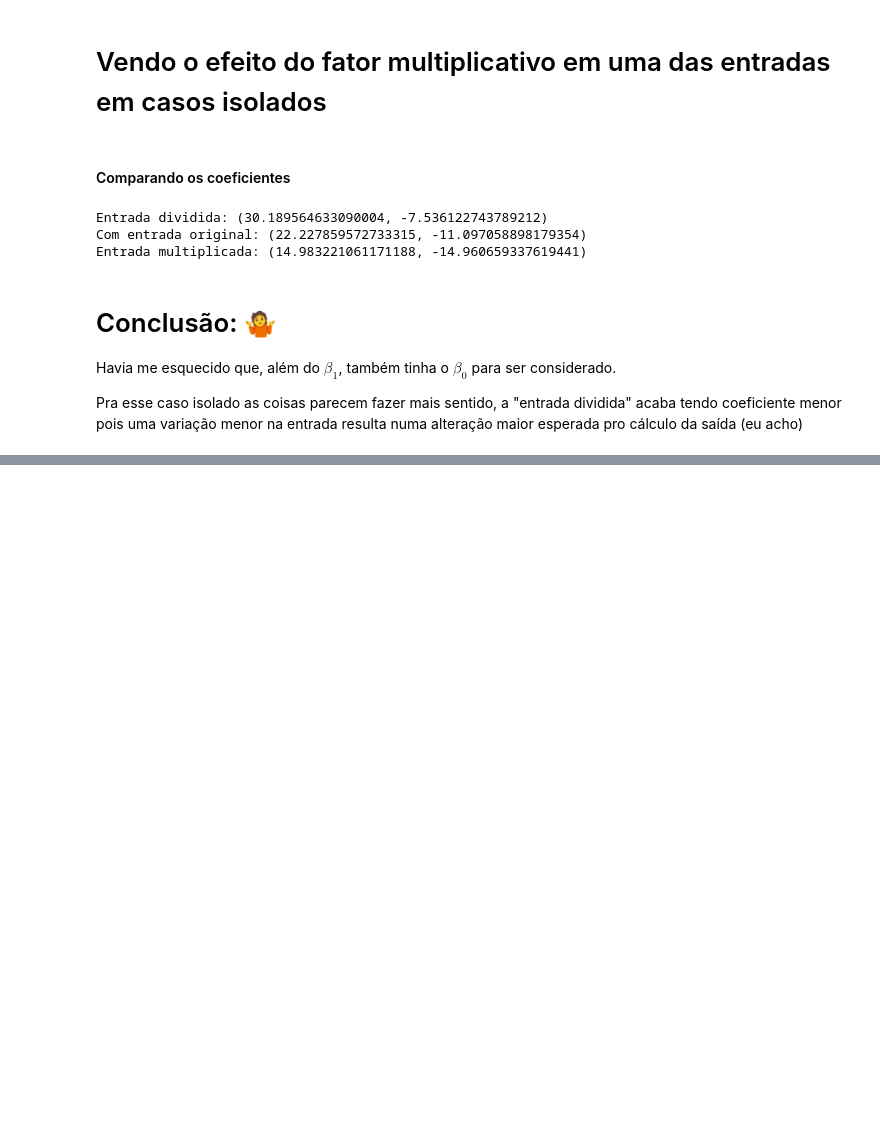
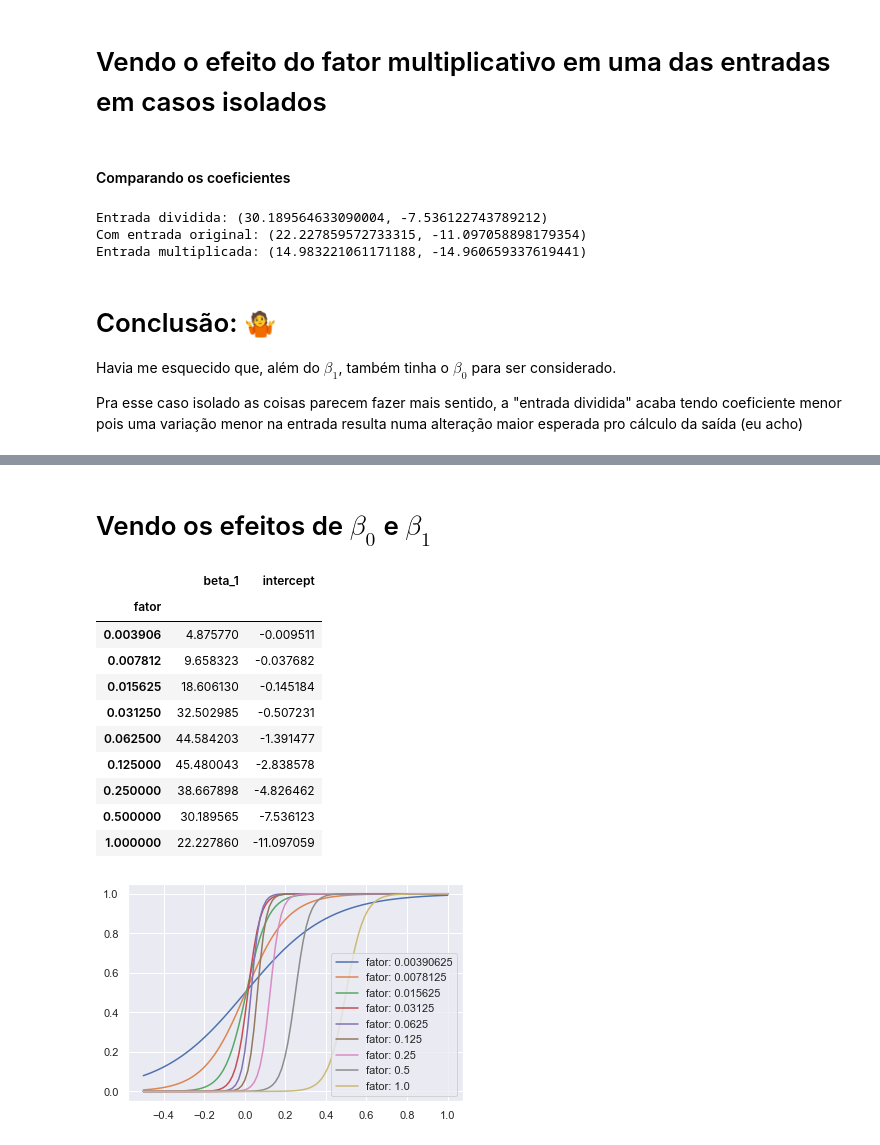
Before and after one commit to lmkawakami/misc-notebooks, a Jupyter notebook: 02_regressao_logistica/testando_coeficientes.ipynb, the cells around one changed output, grey strips where cells are left out. Cells and saved outputs as stored; diff of their text form; code cells hidden in the pictures; blank space fills up the shorter version.

```diff
--- a/02_regressao_logistica/testando_coeficientes.ipynb
+++ b/02_regressao_logistica/testando_coeficientes.ipynb
@@ -359,0 +407,36 @@ Pra esse caso isolado as coisas parecem fazer mais sentido, a "entrada dividida"
+# %% [markdown]
+# Vendo os efeitos de $\beta_0$ e $\beta_1$
+# %%
+sigmoid = lambda x: 1/(1 + np.exp(-x))
+
+def regressao_linear(x, b0, b1):
+  return b0 + b1*x
+
+def plot_sigmoids(factors_df):
+  x = np.linspace(-.5, 1, 100)
+
+  for index, row in factors_df.iterrows():
+    b0 = row['intercept']
+    b1 = row['beta_1']
+    y = sigmoid(regressao_linear(x, b0, b1))
+    # plt.plot(x, y, label=f"b0={b0:.2f} | b1={b1:.2f} | fator={index}")
+    plt.plot(x, y, label=f"fator: {index}")
+  plt.legend()
+
+mask = factors_df.index<2
+
+plot_sigmoids(factors_df[mask])
+factors_df[mask]
+# %% [output]
+|  | beta_1 | intercept |
+| fator |  |  |
+| 0.003906 | 4.875770 | -0.009511 |
+| 0.007812 | 9.658323 | -0.037682 |
+| 0.015625 | 18.606130 | -0.145184 |
+| 0.031250 | 32.502985 | -0.507231 |
+| 0.062500 | 44.584203 | -1.391477 |
+| 0.125000 | 45.480043 | -2.838578 |
+| 0.250000 | 38.667898 | -4.826462 |
+| 0.500000 | 30.189565 | -7.536123 |
+| 1.000000 | 22.227860 | -11.097059 |
+[figure, added]
```
Also changed, not shown: parts of 6 cells of this notebook.
